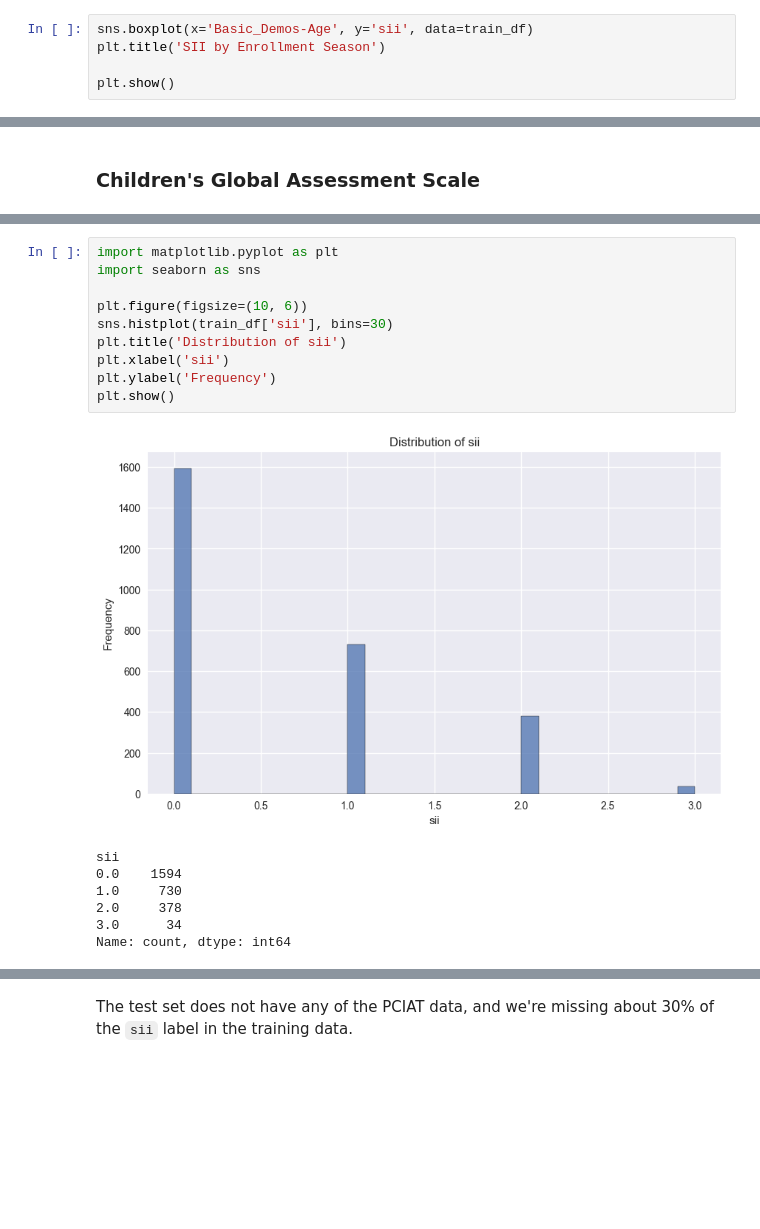
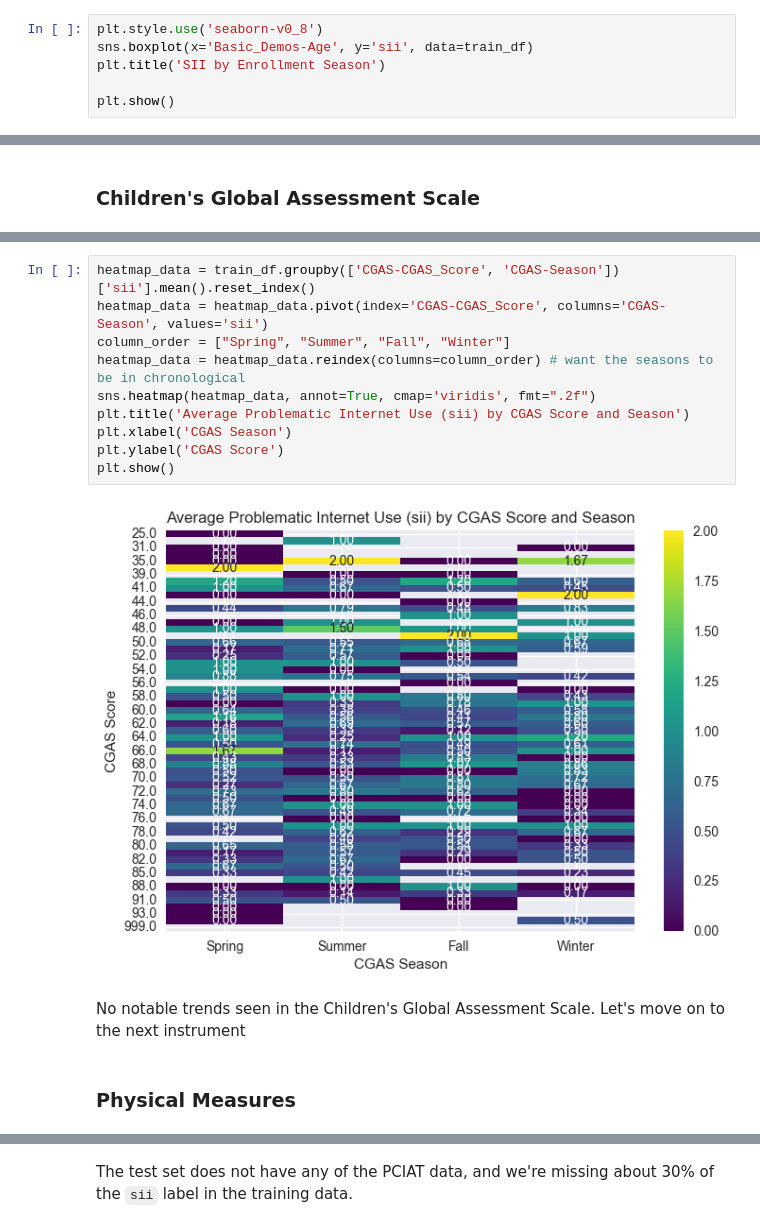
Before and after one commit to crmueller100/child-mind-institute-problematic-internet-use, a Jupyter notebook: predict_severity_impairment_index.ipynb, the cells around one changed output, grey strips where cells are left out. Drawn from its saved outputs; the diff is of its cells as text; blank space fills up the shorter version.

Commit message:
EA on physical and fitness

```diff
--- a/predict_severity_impairment_index.ipynb
+++ b/predict_severity_impairment_index.ipynb
@@ -59,6 +59,7 @@ Basic_Demos-Sex
 1    1476
 Name: count, dtype: int64
 # %%
+plt.style.use('seaborn-v0_8')
 sns.boxplot(x='Basic_Demos-Age', y='sii', data=train_df)
 plt.title('SII by Enrollment Season')
 
@@ -127,18 +96,16 @@ Name: count, dtype: int64
-# %%
-import matplotlib.pyplot as plt
-import seaborn as sns
-
-plt.figure(figsize=(10, 6))
-sns.histplot(train_df['sii'], bins=30)
-plt.title('Distribution of sii')
-plt.xlabel('sii')
-plt.ylabel('Frequency')
-plt.show()
-# %% [output]
-[figure, removed]
-sii
-0.0    1594
-1.0     730
-2.0     378
-3.0      34
-Name: count, dtype: int64
+# %%
+heatmap_data = train_df.groupby(['CGAS-CGAS_Score', 'CGAS-Season'])['sii'].mean().reset_index()
+heatmap_data = heatmap_data.pivot(index='CGAS-CGAS_Score', columns='CGAS-Season', values='sii')
+column_order = ["Spring", "Summer", "Fall", "Winter"]
+heatmap_data = heatmap_data.reindex(columns=column_order) # want the seasons to be in chronological
+sns.heatmap(heatmap_data, annot=True, cmap='viridis', fmt=".2f")
+plt.title('Average Problematic Internet Use (sii) by CGAS Score and Season')
+plt.xlabel('CGAS Season')
+plt.ylabel('CGAS Score')
+plt.show()
+# %% [output]
+[figure, added]
+# %% [markdown]
+No notable trends seen in the Children's Global Assessment Scale. Let's move on to the next instrument
+# %% [markdown]
+### Physical Measures
```
Also changed, not shown: parts of 22 cells of this notebook.
